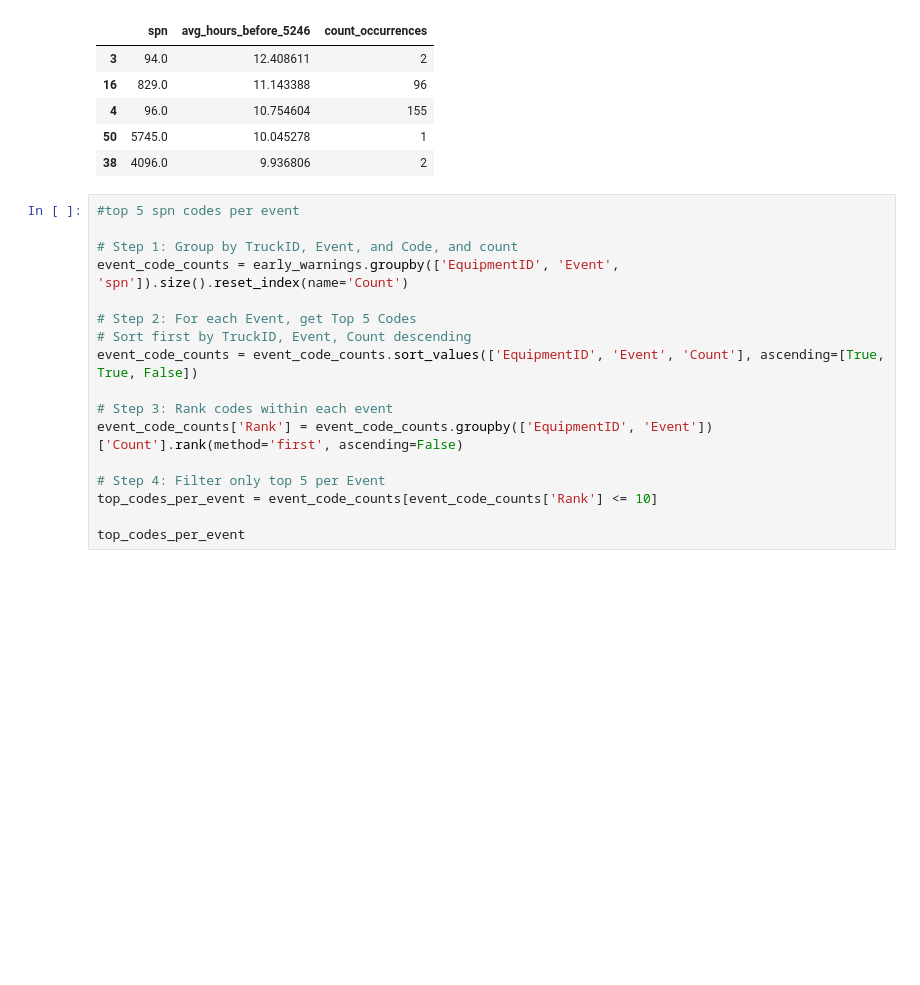
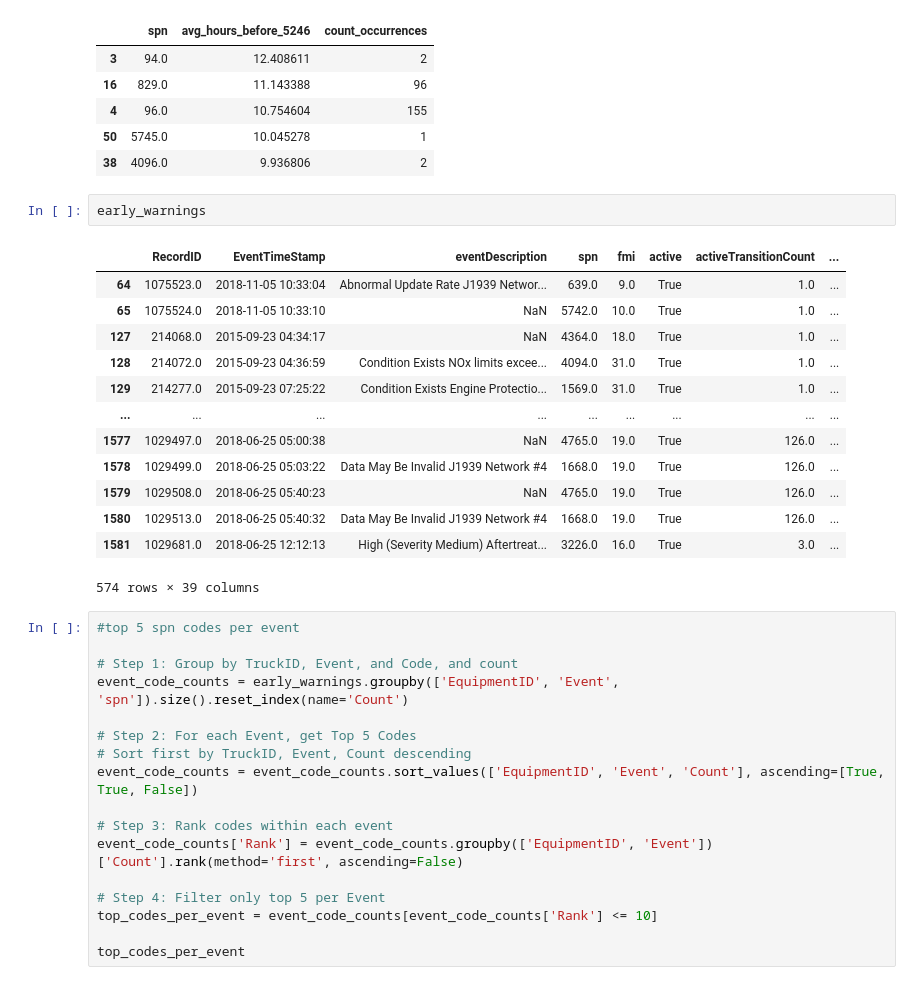
Before and after one commit to nss-data-science-cohort-8/big-g-volvo, a Jupyter notebook: notebooks/Big-G-Express-nitin-2.ipynb, the cells around one changed output. Drawn from its saved outputs; the diff is of its cells as text; blank space fills up the shorter version.

```diff
--- a/notebooks/Big-G-Express-nitin-2.ipynb
+++ b/notebooks/Big-G-Express-nitin-2.ipynb
@@ -346,6 +381,22 @@ early_indicator_stats.head()
 | 4 | 96.0 | 10.754604 | 155 |
 | 50 | 5745.0 | 10.045278 | 1 |
 | 38 | 4096.0 | 9.936806 | 2 |
+# %%
+early_warnings
+# %% [output]
+|  | RecordID | EventTimeStamp | eventDescription | spn | fmi | active | activeTransitionCount | ... |
+| 64 | 1075523.0 | 2018-11-05 10:33:04 | Abnormal Update Rate J1939 Networ... | 639.0 | 9.0 | True | 1.0 | ... |
+| 65 | 1075524.0 | 2018-11-05 10:33:10 | NaN | 5742.0 | 10.0 | True | 1.0 | ... |
+| 127 | 214068.0 | 2015-09-23 04:34:17 | NaN | 4364.0 | 18.0 | True | 1.0 | ... |
+| 128 | 214072.0 | 2015-09-23 04:36:59 | Condition Exists NOx limits excee... | 4094.0 | 31.0 | True | 1.0 | ... |
+| 129 | 214277.0 | 2015-09-23 07:25:22 | Condition Exists Engine Protectio... | 1569.0 | 31.0 | True | 1.0 | ... |
+| ... | ... | ... | ... | ... | ... | ... | ... | ... |
+| 1577 | 1029497.0 | 2018-06-25 05:00:38 | NaN | 4765.0 | 19.0 | True | 126.0 | ... |
+| 1578 | 1029499.0 | 2018-06-25 05:03:22 | Data May Be Invalid J1939 Network #4 | 1668.0 | 19.0 | True | 126.0 | ... |
+| 1579 | 1029508.0 | 2018-06-25 05:40:23 | NaN | 4765.0 | 19.0 | True | 126.0 | ... |
+| 1580 | 1029513.0 | 2018-06-25 05:40:32 | Data May Be Invalid J1939 Network #4 | 1668.0 | 19.0 | True | 126.0 | ... |
+| 1581 | 1029681.0 | 2018-06-25 12:12:13 | High (Severity Medium) Aftertreat... | 3226.0 | 16.0 | True | 3.0 | ... |
+574 rows × 39 columns
 # %%
 #top 5 spn codes per event
 
```
Also changed, not shown: parts of 8 cells of this notebook.
